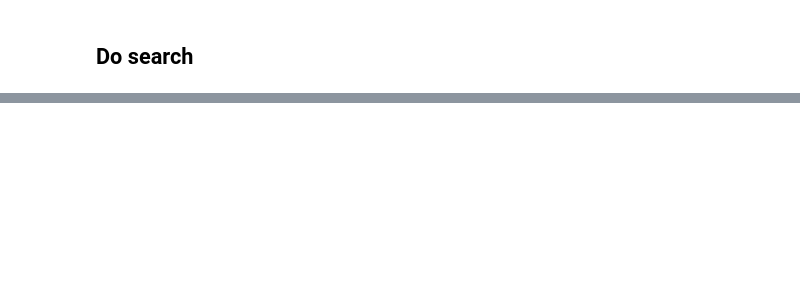
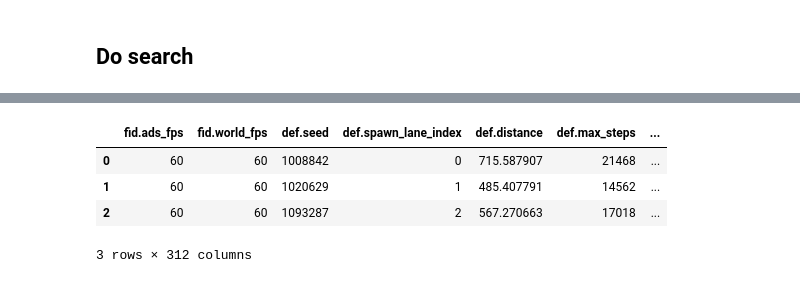
Before and after one commit to olek-osikowicz/metadrive, a Jupyter notebook: olek/allow_same_scenario_check.ipynb, the cells around one changed output, grey strips where cells are left out. Saved outputs shown, nothing was run; the diff lists cells and outputs as text; code cells hidden in the pictures; blank space fills up the shorter version.

```diff
--- a/olek/allow_same_scenario_check.ipynb
+++ b/olek/allow_same_scenario_check.ipynb
@@ -355,11 +390,6 @@ do_search_new(
 # %%
-rep_path = Path("/tmp/pipeline_check/searches_smoketest/bayesopt_ucb/multifidelity/0")
+rep_path = Path("/tmp/pipeline_check/searches_smoketest/bayesopt_ucb/60/0")
 train_df = get_training_data(rep_path=rep_path)
 candidate_scenarios = get_candidate_solutions()
-
-# TODO change that allow, repeating same scenario, if in diffrent fidelity
-# Exclude scenarios that have been evaluated (in any fidelity)
-# candidate_scenarios = candidate_scenarios[
-#     ~candidate_scenarios.index.isin(train_df.index.get_level_values("def.seed"))
-# ]
+train_df
 # %% [output]
@@ -367,3 +397,8 @@ NameError: name 'Path' is not defined
+|  | fid.ads_fps | fid.world_fps | def.seed | def.spawn_lane_index | def.distance | def.max_steps | ... |
+| 0 | 60 | 60 | 1008842 | 0 | 715.587907 | 21468 | ... |
+| 1 | 60 | 60 | 1020629 | 1 | 485.407791 | 14562 | ... |
+| 2 | 60 | 60 | 1093287 | 2 | 567.270663 | 17018 | ... |
+3 rows × 312 columns
 # %%
 df = get_scenarios_df(rep_path, multiprocessed=False)
 df = process_scenario_df(df)
```
Also changed, not shown: parts of 13 cells of this notebook, 2 other files.
